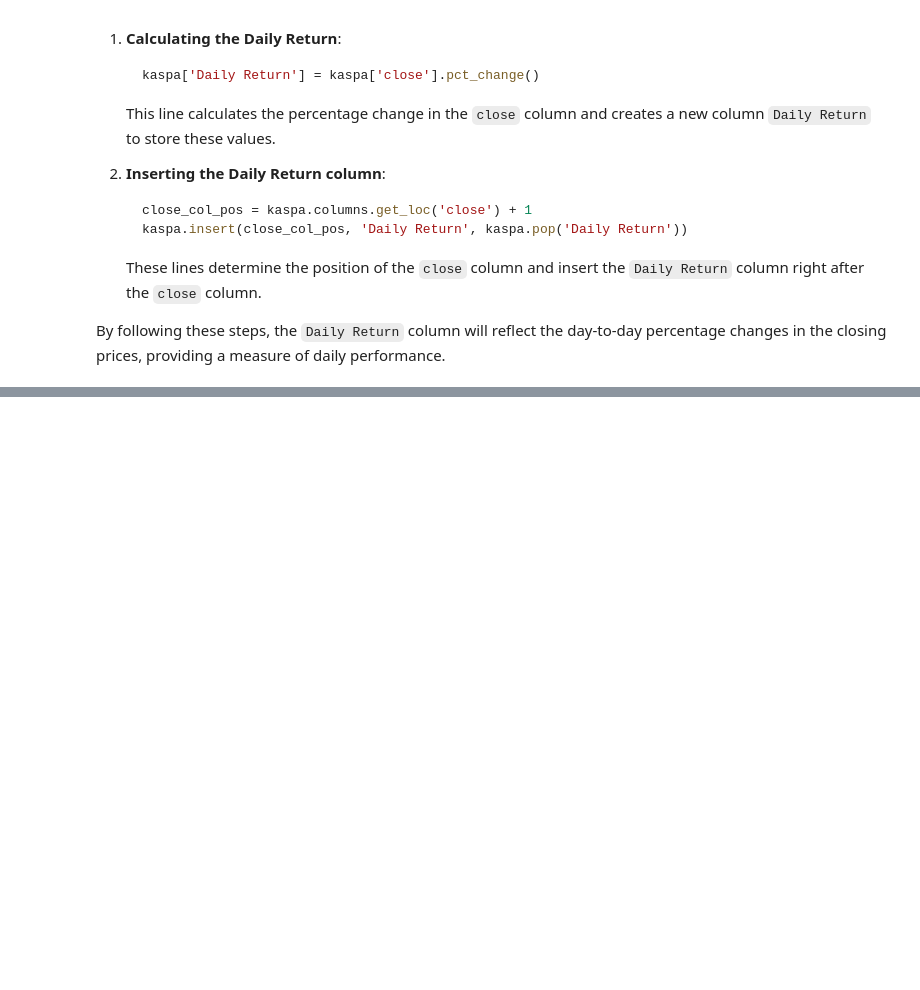
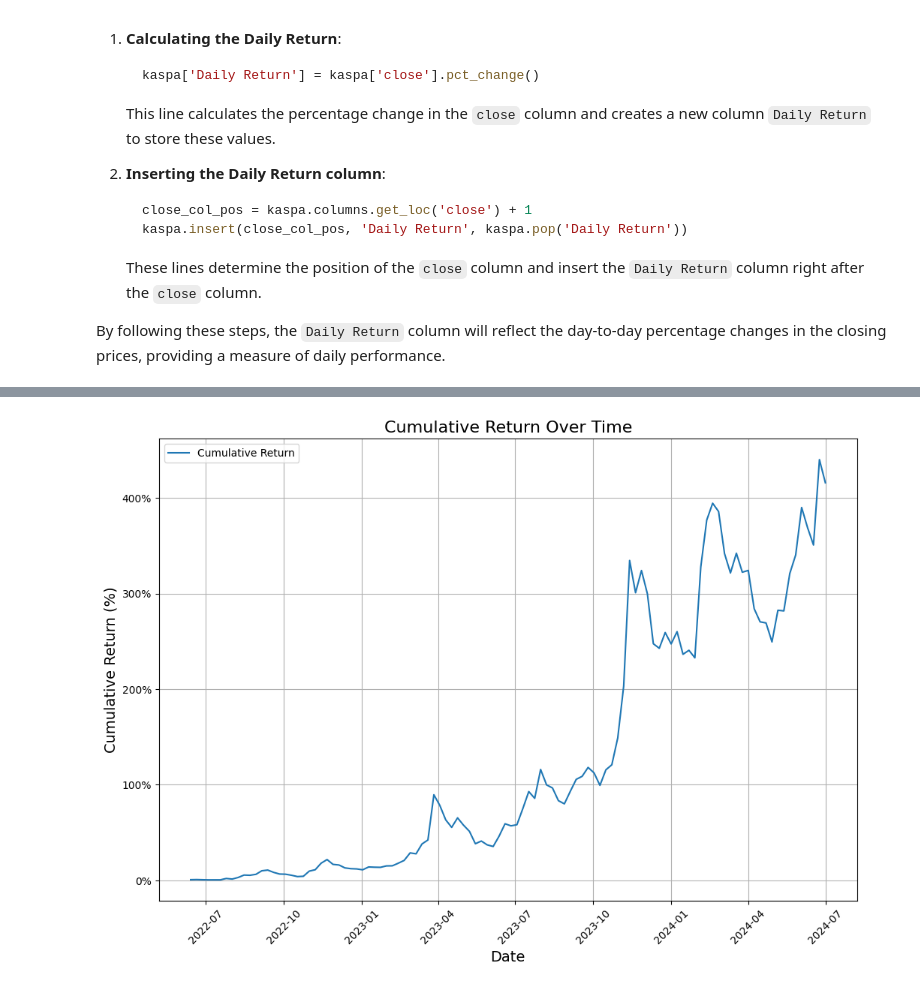
Before and after one commit to Non-dual-being/Data-Analist-Training, a Jupyter notebook: Python/Crypto/Kaspa.ipynb, the cells around one changed output, grey strips where cells are left out. Drawn from its saved outputs; the diff is of its cells as text; code cells hidden in the pictures; blank space fills up the shorter version.

```diff
--- a/Python/Crypto/Kaspa.ipynb
+++ b/Python/Crypto/Kaspa.ipynb
@@ -244,0 +195,22 @@ By following these steps, the `Daily Return` column will reflect the day-to-day
+# %%
+# Assuming 'kaspa' is your DataFrame
+kaspa['Cumulative Return'] = (1 + kaspa['Daily Return']).cumprod()
+
+plt.figure(figsize=(12, 8))
+plt.plot(kaspa.index, kaspa['Cumulative Return'], label='Cumulative Return')
+plt.title('Cumulative Return Over Time', fontsize=16)
+plt.xlabel('Date', fontsize=14)
+plt.ylabel('Cumulative Return (%)', fontsize=14)  # Added percentage sign
+plt.legend()
+plt.grid(True)
+
+# Improve the date format on the x-axis
+plt.xticks(rotation=45)
+plt.gca().xaxis.set_major_formatter(plt.matplotlib.dates.DateFormatter('%Y-%m'))
+
+# Format the y-axis to show as percentages
+plt.gca().yaxis.set_major_formatter(plt.FuncFormatter(lambda x, _: f'{x:.0f}%'))
+
+plt.show()
+# %% [output]
+[figure, added]
```
Also changed, not shown: parts of 24 cells of this notebook, 3 other files.
